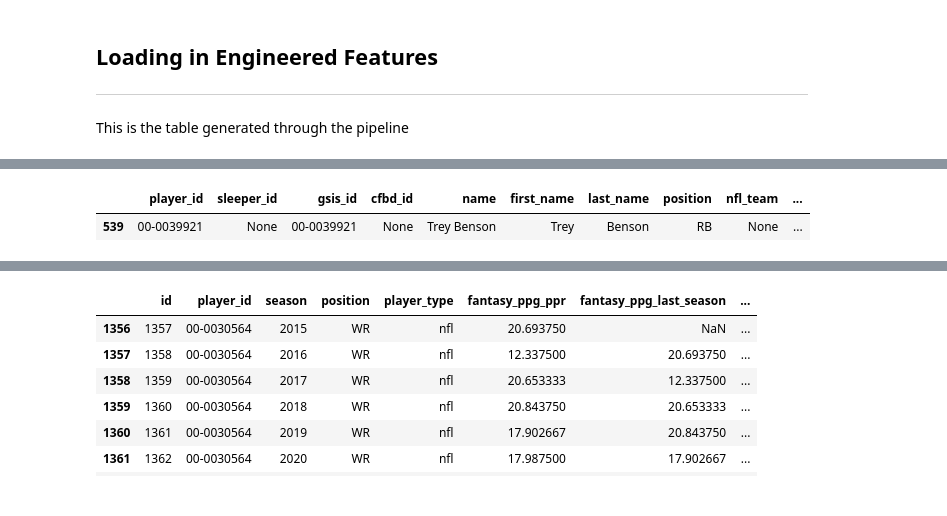
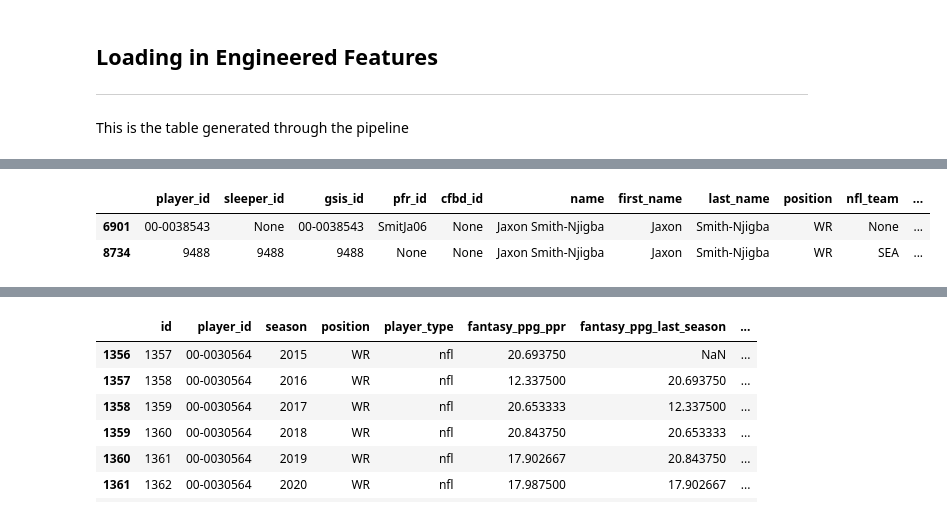
Before and after one commit to sandeeptiwari6/dynasty-ai-engine, a Jupyter notebook: notebooks/01_data_ingestion/04_feature_engineering.ipynb, the cells around one changed output, grey strips where cells are left out. Saved outputs shown, nothing was run; the diff lists cells and outputs as text; code cells hidden in the pictures.

```diff
--- a/notebooks/01_data_ingestion/04_feature_engineering.ipynb
+++ b/notebooks/01_data_ingestion/04_feature_engineering.ipynb
@@ -1537,5 +1616,6 @@ Name: injury_designation_count, Length: 5587, dtype: int64
 # %%
-players_df[players_df["player_id"] == "00-0039921"]
+players_df[players_df["name"].str.contains("Njigb")]
 # %% [output]
-|  | player_id | sleeper_id | gsis_id | cfbd_id | name | first_name | last_name | position | nfl_team | ... |
-| 539 | 00-0039921 | None | 00-0039921 | None | Trey Benson | Trey | Benson | RB | None | ... |
+|  | player_id | sleeper_id | gsis_id | pfr_id | cfbd_id | name | first_name | last_name | position | nfl_team | ... |
+| 6901 | 00-0038543 | None | 00-0038543 | SmitJa06 | None | Jaxon Smith-Njigba | Jaxon | Smith-Njigba | WR | None | ... |
+| 8734 | 9488 | 9488 | 9488 | None | None | Jaxon Smith-Njigba | Jaxon | Smith-Njigba | WR | SEA | ... |
```
Also changed, not shown: parts of 14 cells of this notebook, 19 other files.
